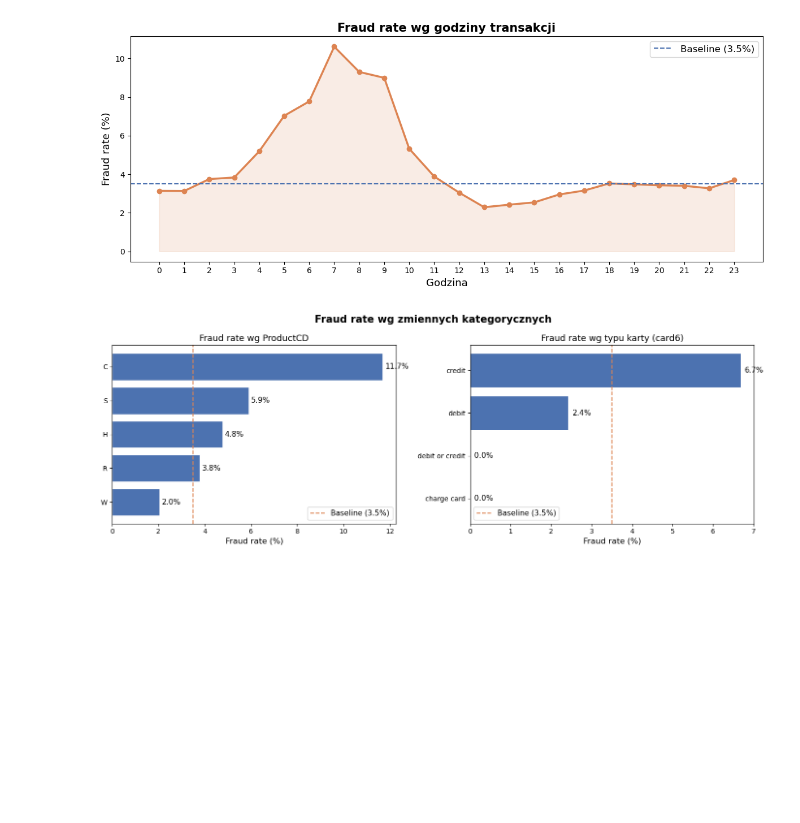
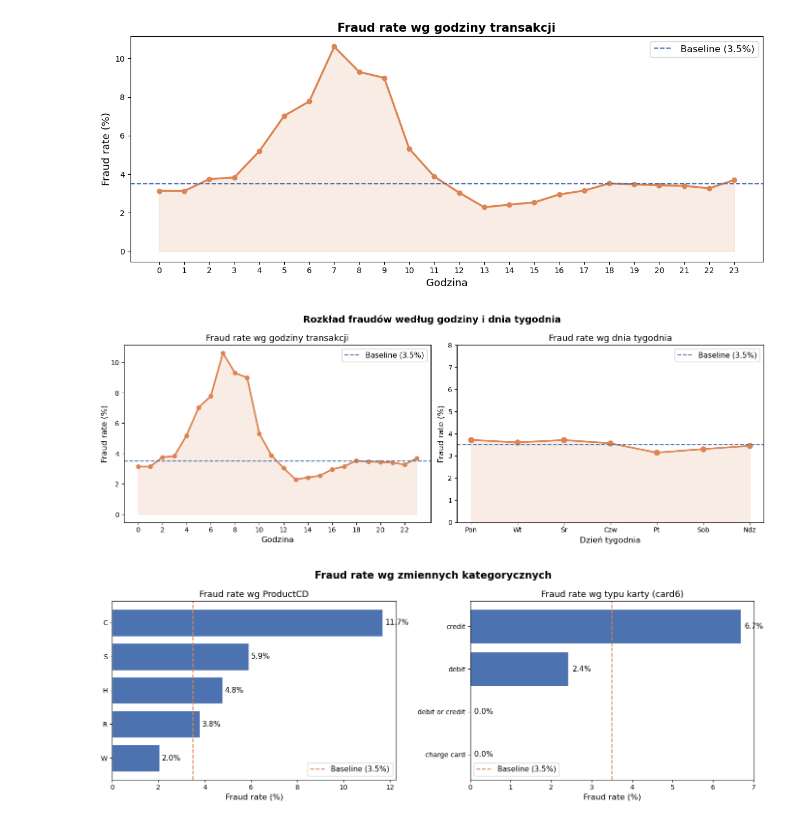
Before and after one commit to MadejMatt/DM_project, a Jupyter notebook: 01_EDA&DataPreprocessing/01_EDA&DataPreprocessing.ipynb, the cells around one changed output. Drawn from its saved outputs; the diff is of its cells as text; code cells hidden in the pictures; blank space fills up the shorter version.

```diff
--- a/01_EDA&DataPreprocessing/01_EDA&DataPreprocessing.ipynb
+++ b/01_EDA&DataPreprocessing/01_EDA&DataPreprocessing.ipynb
@@ -748,6 +806,43 @@ plt.tight_layout()
 plt.show()
 # %% [output]
 [figure]
+# %%
+fig, axes = plt.subplots(1, 2, figsize=(14, 5))
+fig.suptitle("Rozkład fraudów według godziny i dnia tygodnia", fontsize=14, fontweight="bold")
+
+baseline = train["isFraud"].mean() * 100
+
+# Godzina
+fraud_by_hour = train.groupby("hour")["isFraud"].mean() * 100
+axes[0].plot(fraud_by_hour.index, fraud_by_hour.values,
+             color="#dd8452", linewidth=2.5, marker="o", markersize=6)
+axes[0].fill_between(fraud_by_hour.index, fraud_by_hour.values, alpha=0.15, color="#dd8452")
+axes[0].axhline(baseline, color="#4c72b0", linewidth=1.5,
+                linestyle="--", label=f"Baseline ({baseline:.1f}%)")
+axes[0].set_xlabel("Godzina", fontsize=12)
+axes[0].set_ylabel("Fraud rate (%)", fontsize=12)
+axes[0].set_title("Fraud rate wg godziny transakcji", fontsize=13)
+axes[0].set_xticks(range(0, 24, 2))
+axes[0].legend(fontsize=11)
+
+# Dzień tygodnia
+fraud_by_dow = train.groupby("dayofweek")["isFraud"].mean() * 100
+dow_labels = ["Pon", "Wt", "Śr", "Czw", "Pt", "Sob", "Ndz"]
+axes[1].plot(dow_labels, fraud_by_dow.values,
+             color="#dd8452", linewidth=2.5, marker="o", markersize=8)
+axes[1].fill_between(range(7), fraud_by_dow.values, alpha=0.15, color="#dd8452")
+axes[1].axhline(baseline, color="#4c72b0", linewidth=1.5,
+                linestyle="--", label=f"Baseline ({baseline:.1f}%)")
+axes[1].set_xlabel("Dzień tygodnia", fontsize=12)
+axes[1].set_ylabel("Fraud rate (%)", fontsize=12)
+axes[1].set_title("Fraud rate wg dnia tygodnia", fontsize=13)
+axes[1].set_ylim(0, 8)
+axes[1].legend(fontsize=11)
+
+plt.tight_layout()
+plt.show()
+# %% [output]
+[figure, added]
 # %%
 fig, axes = plt.subplots(1, 2, figsize=(14, 5))
 fig.suptitle("Fraud rate wg zmiennych kategorycznych", fontsize=15, fontweight="bold")
```
Also changed, not shown: parts of 7 cells of this notebook.
